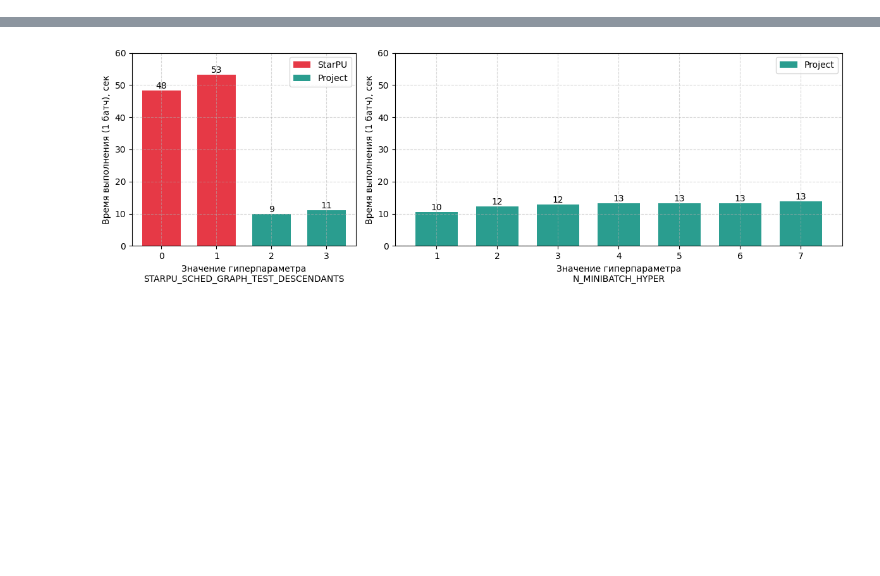
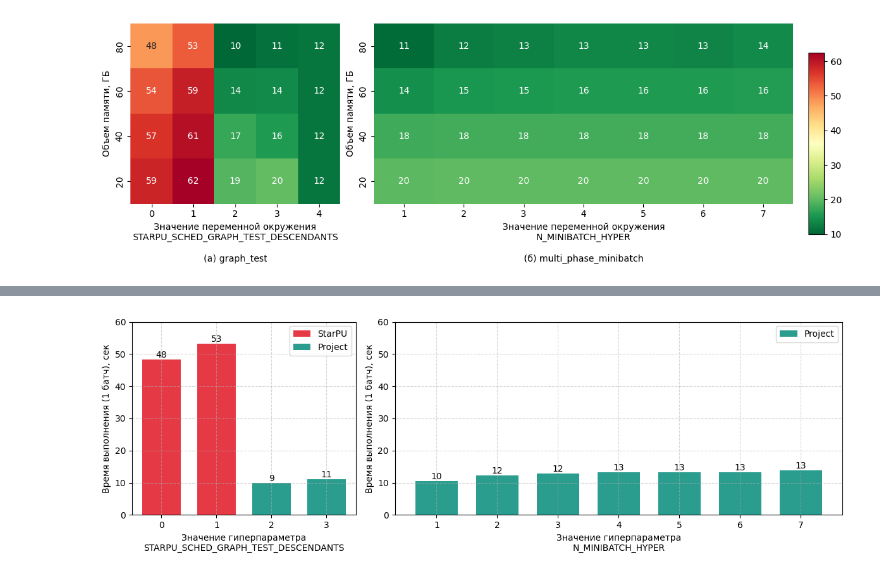
Before and after one commit to lisovskaya-ekaterina/nntile-sim, a Jupyter notebook: figures.ipynb, the cells around one changed output, grey strips where cells are left out. Cells and saved outputs as stored; diff of their text form; code cells hidden in the pictures; blank space fills up the shorter version.

```diff
--- a/figures.ipynb
+++ b/figures.ipynb
@@ -18,0 +60,42 @@ data.loc[len(data)] = ['new_v2', 7, 18788, 13.754]
+# %%
+fig = plt.figure(figsize=(12, 4))
+gs = gridspec.GridSpec(1, 2, figure=fig, width_ratios=[1, 2])
+
+# Находим минимальное и максимальное значения 'sim_time' для всех данных
+vmin = data['sim_time'].min()
+vmax = data['sim_time'].max()
+
+# Функция для создания heatmap с общей цветовой шкалой
+def create_heatmap(data, ax, xlabel, ylabel, vmin, vmax):
+    heatmap_data = data.pivot_table(values='sim_time', index='mem_size', columns='hyper')
+    sns.heatmap(heatmap_data, annot=True, fmt=".0f", cmap="RdYlGn_r", ax=ax, cbar=False, vmin=vmin, vmax=vmax, yticklabels=heatmap_data.index) # cbar=False для отключения отдельных шкал
+    ax.set_xlabel(xlabel)
+    ax.set_ylabel(ylabel)
+    ax.invert_yaxis()
+
+# Первый график (graph_test)
+ax1 = fig.add_subplot(gs[0])
+df = data.query('sched == "graph_test"')
+create_heatmap(df, ax1, 'Значение переменной окружения\nSTARPU_SCHED_GRAPH_TEST_DESCENDANTS\n\n(а) graph_test', 'Объем памяти, ГБ', vmin, vmax)
+
+# Второй график (new_v2)
+ax2 = fig.add_subplot(gs[1])
+df = data.query('sched == "new_v2"')
+create_heatmap(df, ax2, 'Значение переменной окружения\nN_MINIBATCH_HYPER\n\n(б) multi_phase_minibatch', 'Объем памяти, ГБ', vmin, vmax)
+
+
+plt.tight_layout()
+
+# Добавление общей цветовой шкалы
+fig.subplots_adjust(right=0.9)
+cbar_ax = fig.add_axes([0.92, 0.15, 0.02, 0.7])
+#  Нормализация цветовой шкалы
+norm = plt.Normalize(vmin=vmin, vmax=vmax)
+sm = plt.cm.ScalarMappable(cmap="RdYlGn_r", norm=norm)
+sm.set_array([])
+fig.colorbar(sm, cax=cbar_ax)
+
+
+plt.show()
+# %% [output]
+[figure, added]
```
Also changed, not shown: parts of 5 cells of this notebook, 5 other files.
